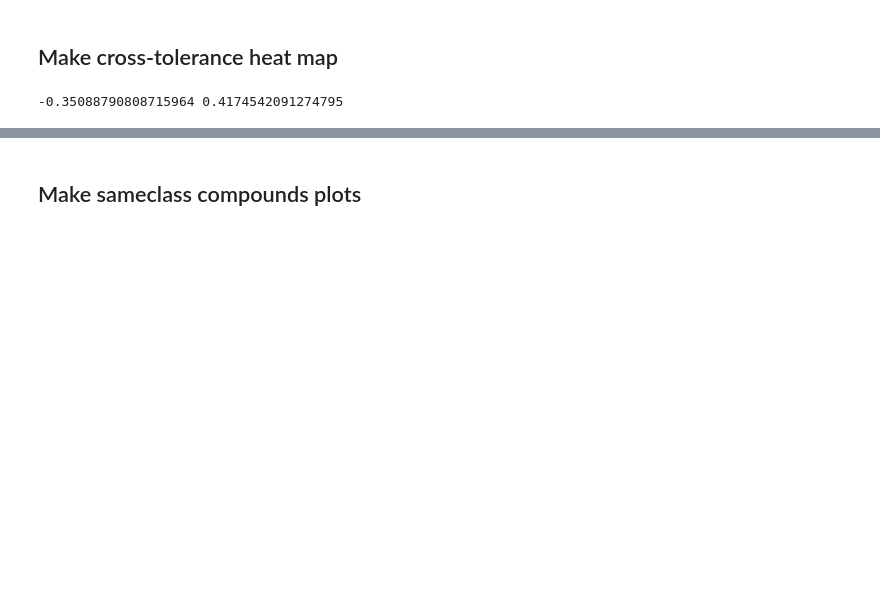
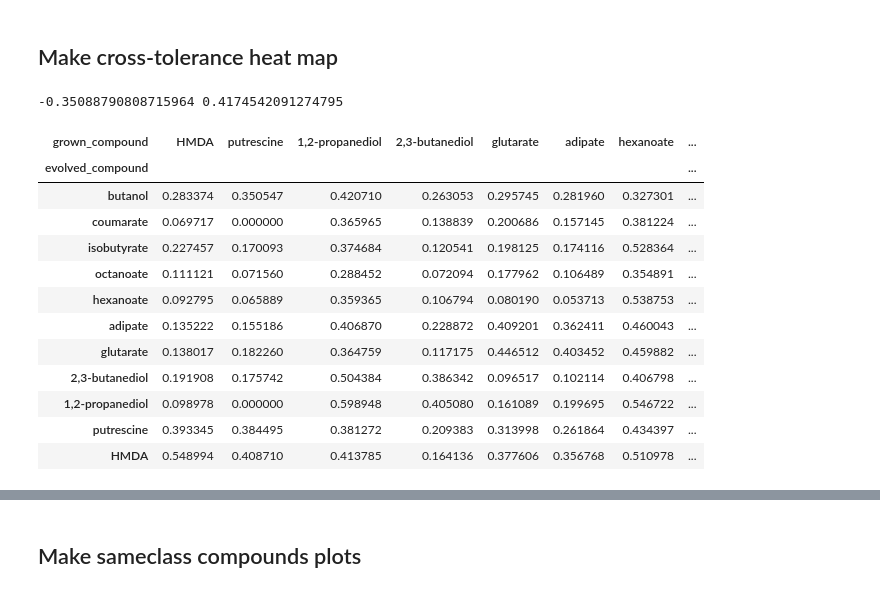
Before and after one commit to SBRG/Ecoli_chem_tol_ALE, a Jupyter notebook: Notebooks/F3 - Make growth summary figures.ipynb, the cells around one changed output, grey strips where cells are left out. Drawn from its saved outputs; the diff is of its cells as text; code cells hidden in the pictures; blank space fills up the shorter version.

```diff
--- a/Notebooks/F3 - Make growth summary figures.ipynb
+++ b/Notebooks/F3 - Make growth summary figures.ipynb
@@ -219,3 +221,19 @@ q3_df = q3_df[1:]
 comp_to_shorthand = {k: v for k, v in compounds.items()}
 comp_to_shorthand["M9"] = "M9"
 comp_to_shorthand["NaCl"] = "NaCl"
+# %%
+heatmap_df
+# %% [output]
+| grown_compound | HMDA | putrescine | 1,2-propanediol | 2,3-butanediol | glutarate | adipate | hexanoate | ... |
+| evolved_compound |  |  |  |  |  |  |  | ... |
+| butanol | 0.283374 | 0.350547 | 0.420710 | 0.263053 | 0.295745 | 0.281960 | 0.327301 | ... |
+| coumarate | 0.069717 | 0.000000 | 0.365965 | 0.138839 | 0.200686 | 0.157145 | 0.381224 | ... |
+| isobutyrate | 0.227457 | 0.170093 | 0.374684 | 0.120541 | 0.198125 | 0.174116 | 0.528364 | ... |
+| octanoate | 0.111121 | 0.071560 | 0.288452 | 0.072094 | 0.177962 | 0.106489 | 0.354891 | ... |
+| hexanoate | 0.092795 | 0.065889 | 0.359365 | 0.106794 | 0.080190 | 0.053713 | 0.538753 | ... |
+| adipate | 0.135222 | 0.155186 | 0.406870 | 0.228872 | 0.409201 | 0.362411 | 0.460043 | ... |
+| glutarate | 0.138017 | 0.182260 | 0.364759 | 0.117175 | 0.446512 | 0.403452 | 0.459882 | ... |
+| 2,3-butanediol | 0.191908 | 0.175742 | 0.504384 | 0.386342 | 0.096517 | 0.102114 | 0.406798 | ... |
+| 1,2-propanediol | 0.098978 | 0.000000 | 0.598948 | 0.405080 | 0.161089 | 0.199695 | 0.546722 | ... |
+| putrescine | 0.393345 | 0.384495 | 0.381272 | 0.209383 | 0.313998 | 0.261864 | 0.434397 | ... |
+| HMDA | 0.548994 | 0.408710 | 0.413785 | 0.164136 | 0.377606 | 0.356768 | 0.510978 | ... |
```
Also changed, not shown: parts of 8 cells of this notebook, 48 other files.
